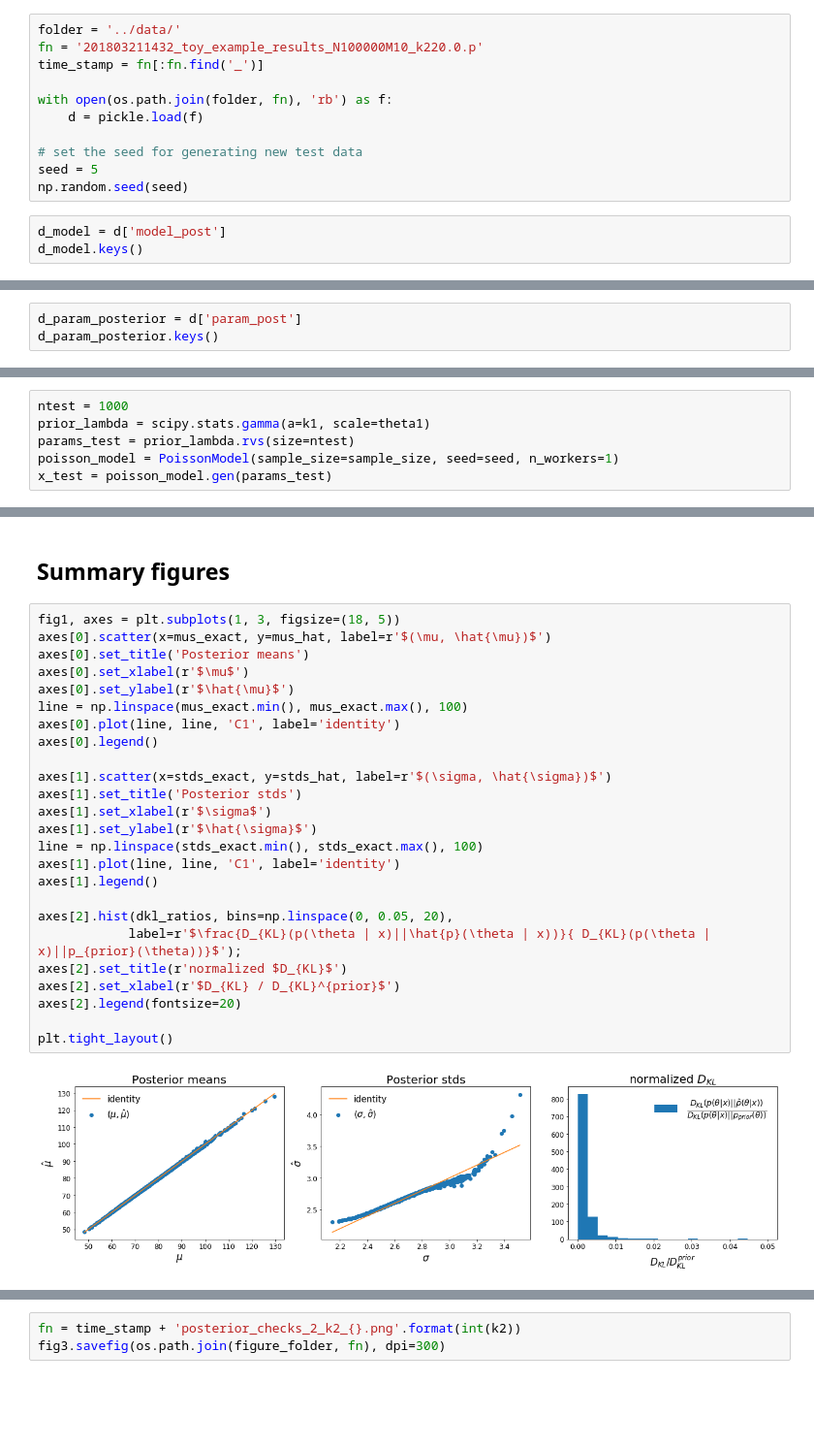
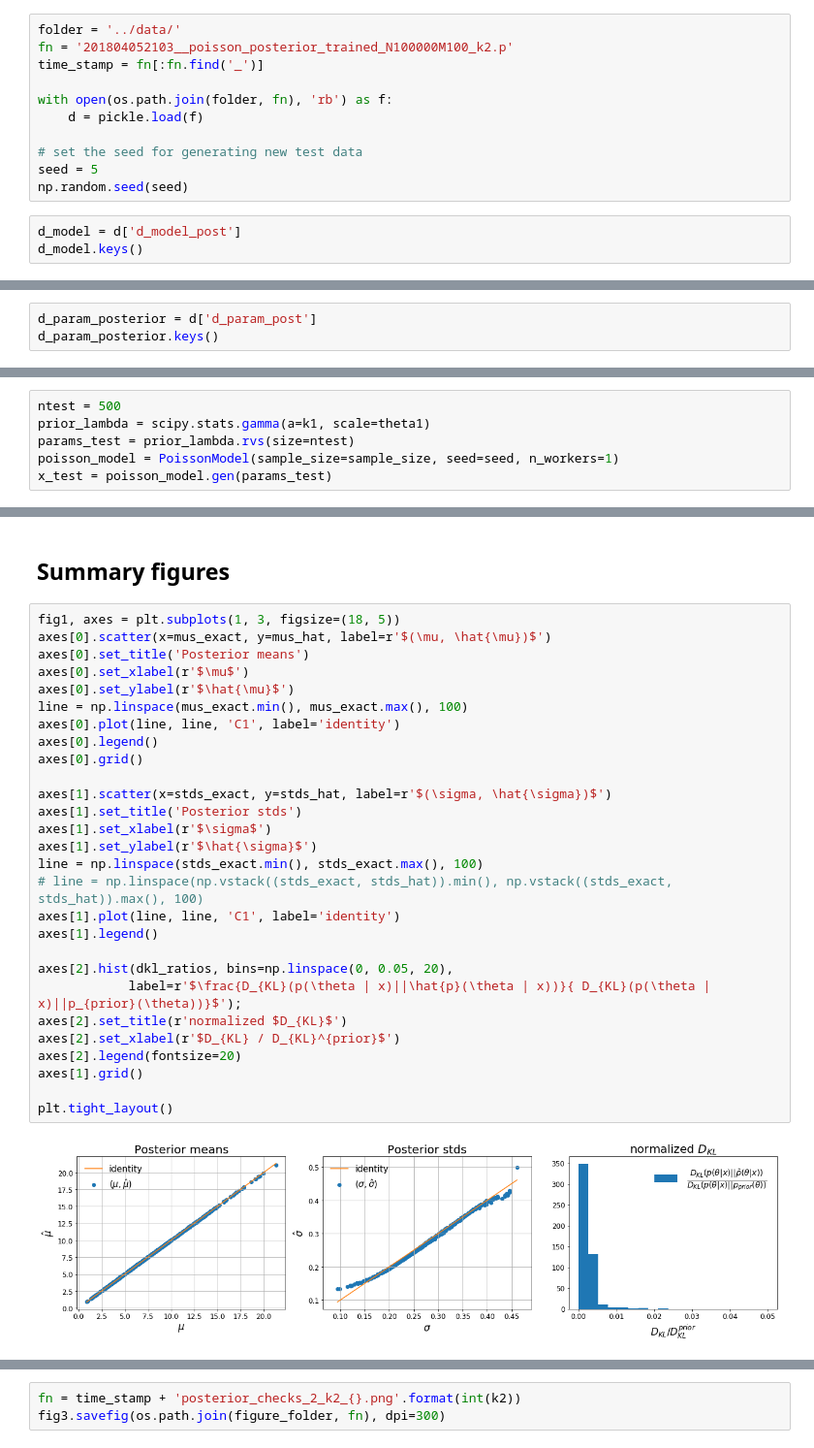
Before and after one commit to janfb/mcabc, a Jupyter notebook: notebooks/ModelComparison_ToyExample_PosteriorChecksPoisson.ipynb, the cells around one changed output, grey strips where cells are left out. Shown at 97% size. Saved outputs shown, nothing was run; the diff lists cells and outputs as text; blank space fills up the shorter version.

```diff
--- a/notebooks/ModelComparison_ToyExample_PosteriorChecksPoisson.ipynb
+++ b/notebooks/ModelComparison_ToyExample_PosteriorChecksPoisson.ipynb
@@ -49,7 +49,7 @@ mpl_params = {'legend.fontsize': 15,
 mpl.rcParams.update(mpl_params)
 # %%
 folder = '../data/'
-fn = '201803211432_toy_example_results_N100000M10_k220.0.p'
+fn = '201804052103__poisson_posterior_trained_N100000M100_k2.p'
 time_stamp = fn[:fn.find('_')]
 
 with open(os.path.join(folder, fn), 'rb') as f:
@@ -59,7 +59,7 @@ with open(os.path.join(folder, fn), 'rb') as f:
 seed = 5
 np.random.seed(seed)
 # %%
-d_model = d['model_post']
+d_model = d['d_model_post']
 d_model.keys()
 # %% [output]
 dict_keys(['seed', 'trainer', 'model_models', 'x', 'm', 'xtest', 'mtest', 'sx', 'sx_test', 'training_norm', 'param_poi', 'params_nb', 'theta1', 'theta2', 'theta3', 'k1', 'k2', 'k3', 'sample_size', 'n_ ...
@@ -180,6 +180,6 @@ array([ 477.,    3.,    3.,    0.,    0.,    0.,    1.,    0.,    2.,
 # %% [markdown]
 # Now the continuous model parameter posterior
 # %%
-d_param_posterior = d['param_post']
+d_param_posterior = d['d_param_post']
 d_param_posterior.keys()
 # %% [output]
@@ -193,7 +194,7 @@ sample_size = d_param_posterior['sample_size']
 # %% [markdown]
 ## Sample new test data
 # %%
-ntest = 1000
+ntest = 500
 prior_lambda = scipy.stats.gamma(a=k1, scale=theta1)
 params_test = prior_lambda.rvs(size=ntest)
 poisson_model = PoissonModel(sample_size=sample_size, seed=seed, n_workers=1)
@@ -256,29 +257,32 @@ with tqdm.tqdm(total=ntest) as pbar:
 # %%
 fig1, axes = plt.subplots(1, 3, figsize=(18, 5))
 axes[0].scatter(x=mus_exact, y=mus_hat, label=r'$(\mu, \hat{\mu})$')
 axes[0].set_title('Posterior means')
 axes[0].set_xlabel(r'$\mu$')
 axes[0].set_ylabel(r'$\hat{\mu}$')
 line = np.linspace(mus_exact.min(), mus_exact.max(), 100)
 axes[0].plot(line, line, 'C1', label='identity')
 axes[0].legend()
+axes[0].grid()
 
 axes[1].scatter(x=stds_exact, y=stds_hat, label=r'$(\sigma, \hat{\sigma})$')
 axes[1].set_title('Posterior stds')
 axes[1].set_xlabel(r'$\sigma$')
 axes[1].set_ylabel(r'$\hat{\sigma}$')
 line = np.linspace(stds_exact.min(), stds_exact.max(), 100)
+# line = np.linspace(np.vstack((stds_exact, stds_hat)).min(), np.vstack((stds_exact, stds_hat)).max(), 100)
 axes[1].plot(line, line, 'C1', label='identity')
 axes[1].legend()
 
 axes[2].hist(dkl_ratios, bins=np.linspace(0, 0.05, 20),
             label=r'$\frac{D_{KL}(p(\theta | x)||\hat{p}(\theta | x))}{ D_{KL}(p(\theta | x)||p_{prior}(\theta))}$');
 axes[2].set_title(r'normalized $D_{KL}$')
 axes[2].set_xlabel(r'$D_{KL} / D_{KL}^{prior}$')
 axes[2].legend(fontsize=20)
+axes[1].grid()
 
 plt.tight_layout()
 # %% [output]
-[figure, old version]
+[figure, new version]
 # %%
 figure_folder = '../figures'
```
Also changed, not shown: parts of 14 cells of this notebook, 3 other files.
